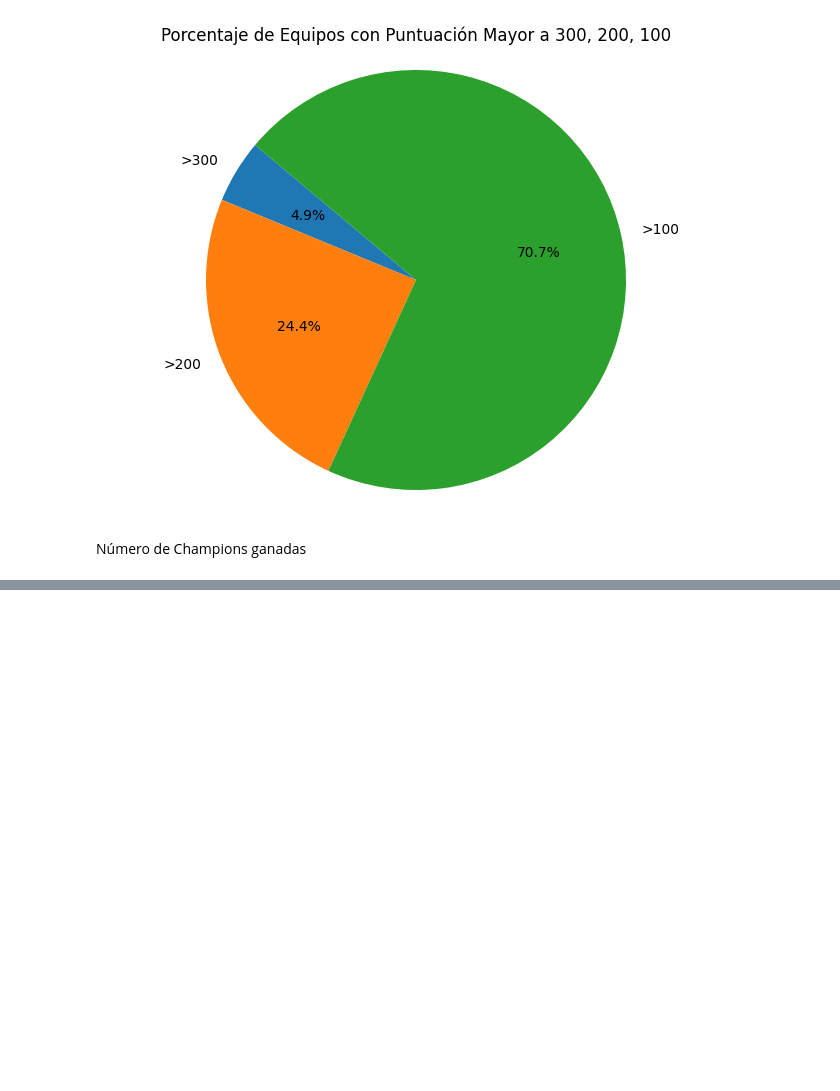
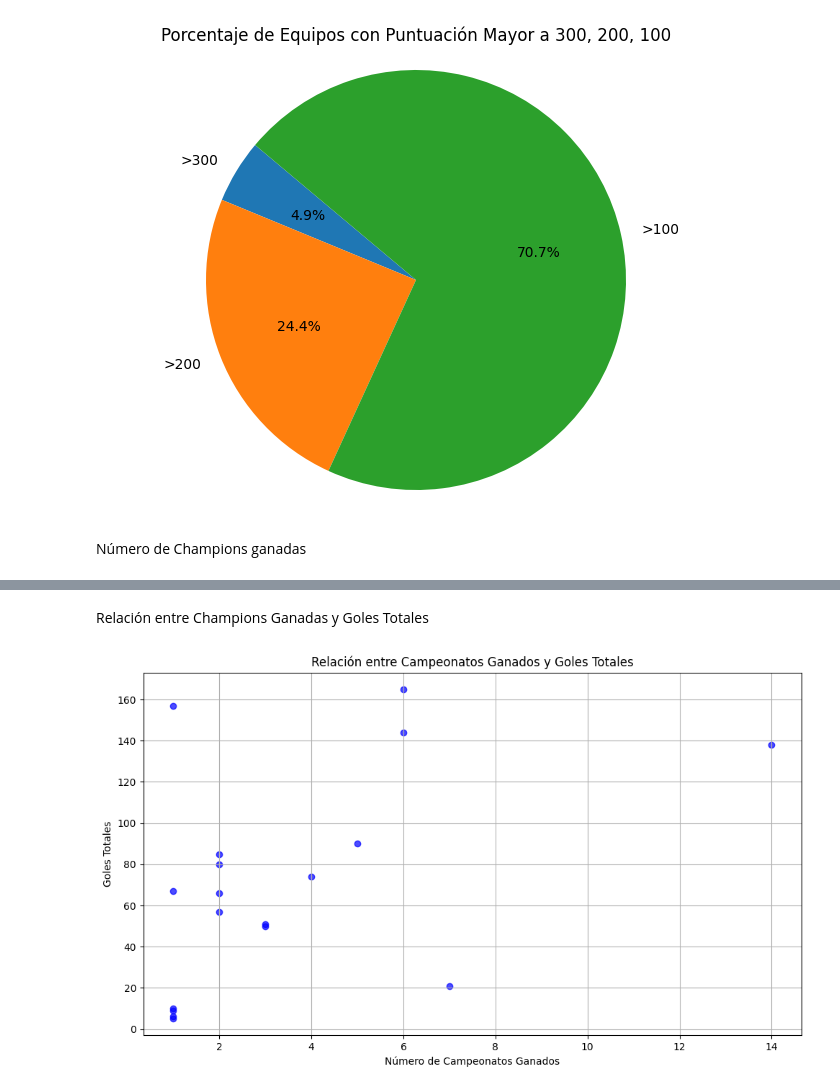
Before and after one commit to PdEXavierMY/Champions, a Jupyter notebook: graficas.ipynb, the cells around one changed output, grey strips where cells are left out. Drawn from its saved outputs; the diff is of its cells as text; code cells hidden in the pictures; blank space fills up the shorter version.

```diff
--- a/graficas.ipynb
+++ b/graficas.ipynb
@@ -89,0 +85,18 @@ plt.show()
+# %% [markdown]
+Relación entre Champions Ganadas y Goles Totales
+# %%
+
+# Unir los DataFrames en base a la columna 'Equipo'
+df_merged = pd.merge(wins, equipos_goles, on='Equipo', how='left')
+
+# Crear el gráfico de dispersión
+plt.figure(figsize=(10, 6))
+plt.scatter(df_merged['Champions'], df_merged['Goles'], color='blue', alpha=0.7)
+plt.xlabel('Número de Campeonatos Ganados')
+plt.ylabel('Goles Totales')
+plt.title('Relación entre Campeonatos Ganados y Goles Totales')
+plt.grid(True)
+plt.tight_layout()
+plt.show()
+# %% [output]
+[figure, added]
```
Also changed, not shown: parts of 6 cells of this notebook, 1 other file.
